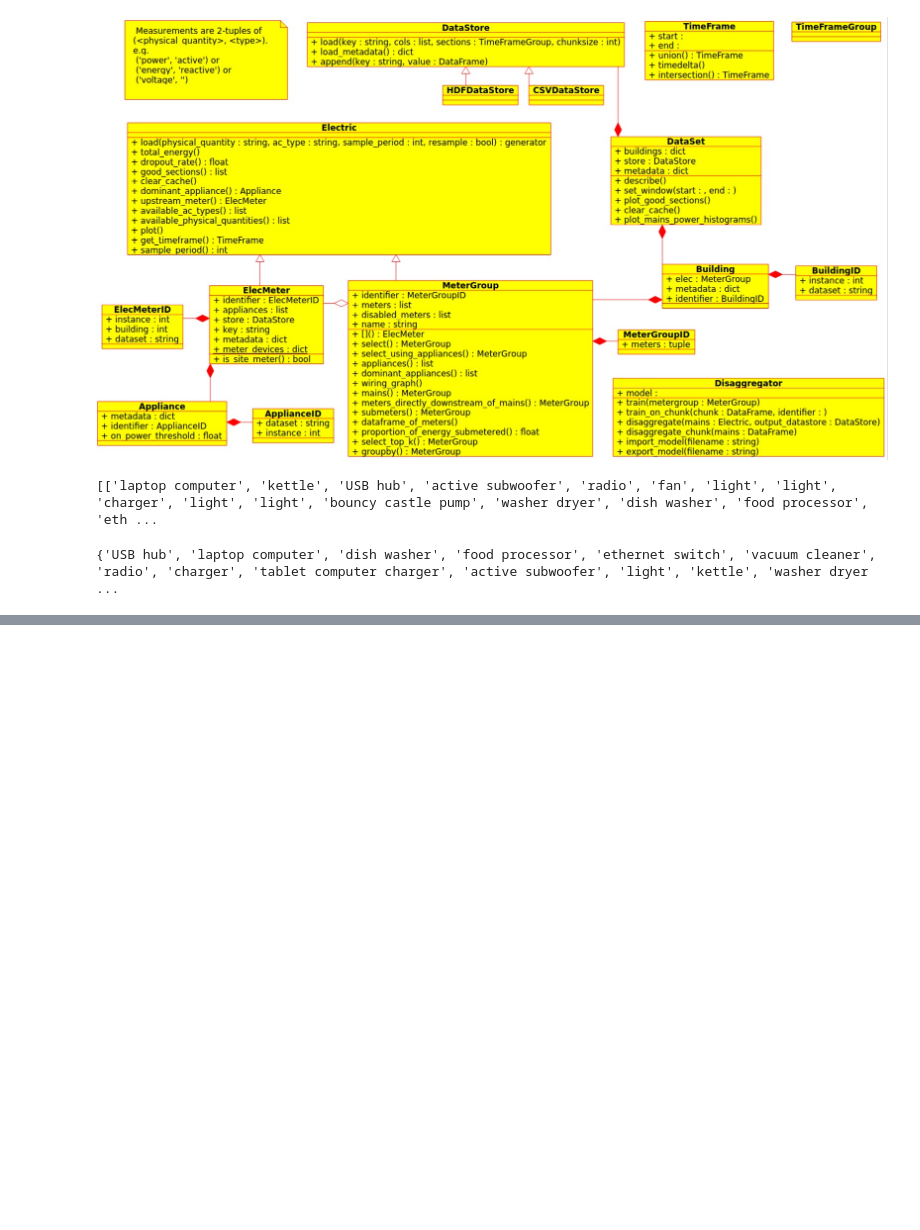
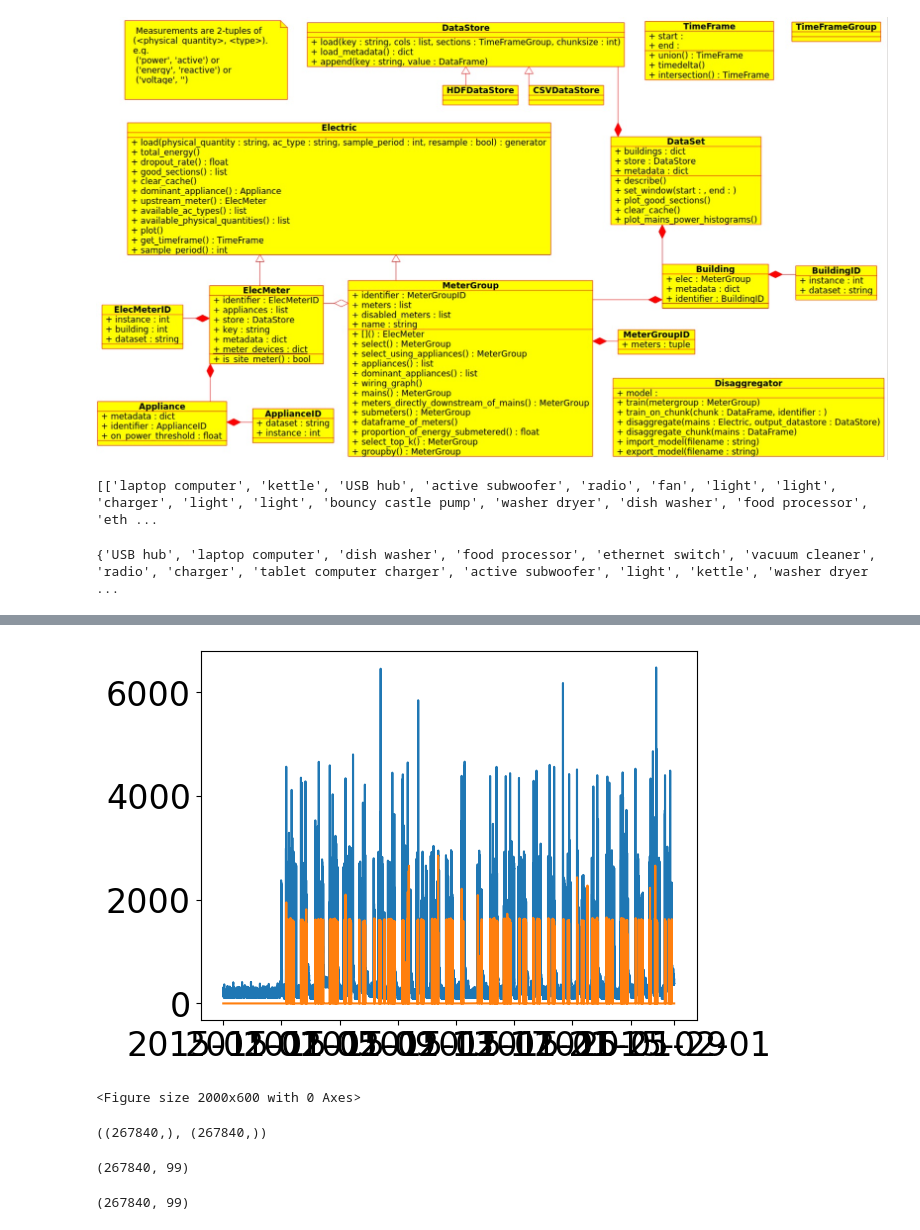
Before and after one commit to daviddeket/smart_meter_predictions, a Jupyter notebook: cs1_project_notebook.ipynb, the cells around one changed output, grey strips where cells are left out. Saved outputs shown, nothing was run; the diff lists cells and outputs as text; code cells hidden in the pictures; blank space fills up the shorter version.

```diff
--- a/cs1_project_notebook.ipynb
+++ b/cs1_project_notebook.ipynb
@@ -72,6 +97,7 @@ MeterGroup(meters=
 # %%
 #Get microwave data -> target time series
 df_microwave =next(ukdale.buildings[1].elec["microwave"].load(sample_period=10))
-print(df_microwave)
+microwave_df = df_microwave.unstack()["power"]["active"]
+microwave_df
 # %% [output]
 WARNING: search terms match 1 appliances. Instance 0 was selected
@@ -127,0 +125,4 @@ df
+# %%
+apparent_power_df = df_aggregate.unstack()["power"]["apparent"]
+active_power_df = df_aggregate.unstack()["power"]["active"]
+active_power_df
@@ -127,0 +142,26 @@ df
+# %%
+import pandas as pd
+import seaborn as sns
+import matplotlib.pyplot as plt
+
+sns.lineplot(active_power_df)
+#sns.lineplot(apparent_power_df)
+sns.lineplot(microwave_df)
+plt.figure(figsize=(20, 6))
+plt.show()
+# %% [output]
+[figure, added]
+<Figure size 2000x600 with 0 Axes>
+# %%
+# Normalize values
+def normalise(df):
+    mean = df.fillna(method='ffill').values.mean()
+    std = df.fillna(method = 'ffill').values.std()
+    return mean, std, (df.fillna(method='ffill').values-mean)/std
+
+mean_agg, std_agg, aggregate = normalise(active_power_df)
+mean_mcw, std_mcw, microwave = normalise(microwave_df)
+
+microwave.shape, aggregate.shape
+# %% [output]
+((267840,), (267840,))
@@ -127,0 +175,14 @@ df
+# %%
+aggregate = np.array([
+    aggregate[i:i+WINDOW_SIZE] for i in range(len(aggregate)-WINDOW_SIZE)
+])
+aggregate.shape
+# %% [output]
+(267840, 99)
+# %%
+microwave = np.array([
+    microwave[i:i+WINDOW_SIZE] for i in range(len(microwave)-WINDOW_SIZE)
+])
+microwave.shape
+# %% [output]
+(267840, 99)
```
Also changed, not shown: parts of 29 cells of this notebook.
